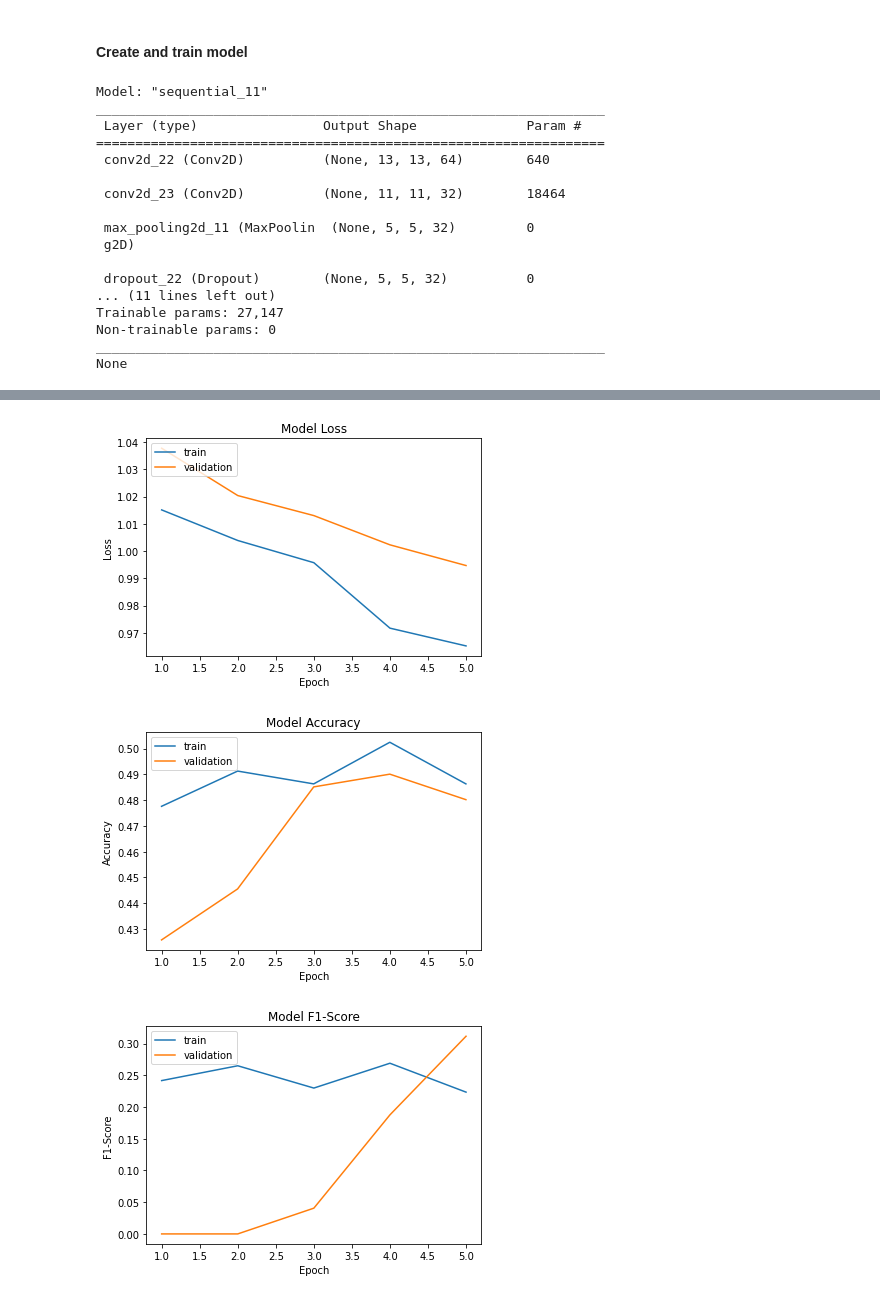
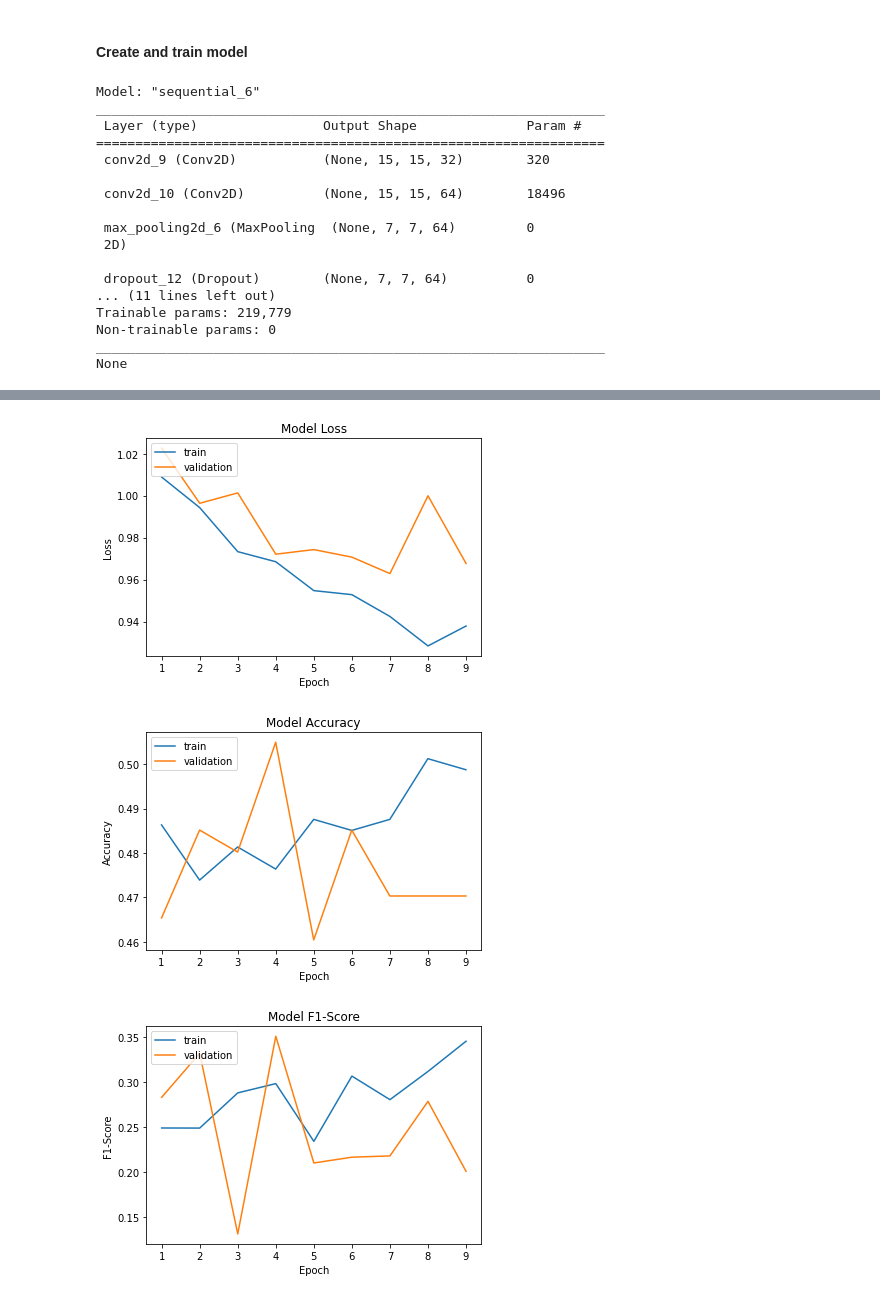
Before and after one commit to fakhryfernanda/deeplearning-tugas, a Jupyter notebook: tugas3/model_train.ipynb, the cells around one changed output, grey strips where cells are left out. Drawn from its saved outputs; the diff is of its cells as text; code cells hidden in the pictures.

Commit message:
training

```diff
--- a/tugas3/model_train.ipynb
+++ b/tugas3/model_train.ipynb
@@ -90,7 +117,9 @@ df.describe()
 # %%
 # Create labels as per algorithm
 
-labels = create_labels(df, window_size=3)
+WIN_SIZE = 3
+
+labels = create_labels(df, window_size=WIN_SIZE)
 df["labels"] = labels.astype(int)
 df
 # %% [output]
@@ -154,8 +168,8 @@ h = 10
 fig = plt.figure(figsize=(w, h))
 for i in range(1, 7):
     fig.add_subplot(3, 2, i)
-    img = x_reshaped[i+400]
-    plt.title(f"x_{i+400}")
+    img = x_reshaped[i+1000]
+    plt.title(f"x_{i+1000}")
     plt.imshow(img, cmap="binary")
 
 plt.show()
@@ -216,38 +234,42 @@ Value counts: (array([0, 1, 2]), array([3868, 3870, 7365]))
 # %% [markdown]
 #### Create and train model
 # %%
+### CNN model architecture
+
 model = Sequential()
-model.add(Conv2D(filters=64, kernel_size=3, activation="relu", input_shape=(15,15,1)))
-model.add(Conv2D(filters=32, kernel_size=3, activation="relu"))
+model.add(Conv2D(filters=32, kernel_size=3, padding="same", activation="relu", input_shape=(15,15,1)))
+model.add(Conv2D(filters=64, kernel_size=3, padding="same", activation="relu"))
 model.add(MaxPooling2D(2))
-model.add(Dropout(0.2))
+model.add(Dropout(0.25))
 model.add(Flatten())
-model.add(Dense(10, activation="relu"))
-model.add(Dropout(0.2))
+model.add(Dense(64, activation="relu"))
+model.add(Dropout(0.50))
 model.add(Dense(3, activation="softmax"))
 
 print(model.summary())
 # %% [output]
-Model: "sequential_11"
+Model: "sequential_6"
 _________________________________________________________________
  Layer (type)                Output Shape              Param #
 =================================================================
- conv2d_22 (Conv2D)          (None, 13, 13, 64)        640
+ conv2d_9 (Conv2D)           (None, 15, 15, 32)        320
 
- conv2d_23 (Conv2D)          (None, 11, 11, 32)        18464
+ conv2d_10 (Conv2D)          (None, 15, 15, 64)        18496
 
- max_pooling2d_11 (MaxPoolin  (None, 5, 5, 32)         0
- g2D)
+ max_pooling2d_6 (MaxPooling  (None, 7, 7, 64)         0
+ 2D)
 
- dropout_22 (Dropout)        (None, 5, 5, 32)          0
+ dropout_12 (Dropout)        (None, 7, 7, 64)          0
 ... (11 lines left out)
-Trainable params: 27,147
+Trainable params: 219,779
 Non-trainable params: 0
 _________________________________________________________________
 None
 # %%
-EPOCHS = 5
-BATCH_SIZE = 64
+### Train model
+
+EPOCHS = 9
+BATCH_SIZE = 128
 
 optimizer = Adam(learning_rate=0.0005)
 
@@ -257,8 +279,8 @@ es = EarlyStopping(monitor='val_loss', mode='min', verbose=1,
                    patience=100, min_delta=0.0001)
 rlp = ReduceLROnPlateau(monitor='val_loss', factor=0.02, patience=10, verbose=1, mode='min',
                         min_delta=0.001, cooldown=1, min_lr=0.0001)
-# mcp = ModelCheckpoint("tugas3/best_model", monitor='val_loss', verbose=0,
-#                       save_best_only=True, save_weights_only=False, mode='min', period=1)
+mcp = ModelCheckpoint("best_model", monitor='val_loss', verbose=0,
+                      save_best_only=True, save_weights_only=False, mode='min', period=1)
 
 train_history = {"loss":[],
                  "accuracy":[],
@@ -270,7 +292,7 @@ train_history = {"loss":[],
 for epoch in range(EPOCHS):
     for i in range(len(x_train)):
         hist = model.fit(x_train[i], y_train[i], validation_split=0.2,
-                         sample_weight=sample_weights, callbacks=[es, rlp],
+                         sample_weight=sample_weights, callbacks=[es, rlp, mcp],
                          batch_size=BATCH_SIZE, epochs=1)
 
     train_history["loss"] += hist.history["loss"]
@@ -302,3 +324,3 @@ plot_history(train_history)
-[figure, old version]
+[figure, new version]
-[figure, old version]
+[figure, new version]
-[figure, old version]
+[figure, new version]
```
Also changed, not shown: parts of 22 cells of this notebook, 2 other files.
